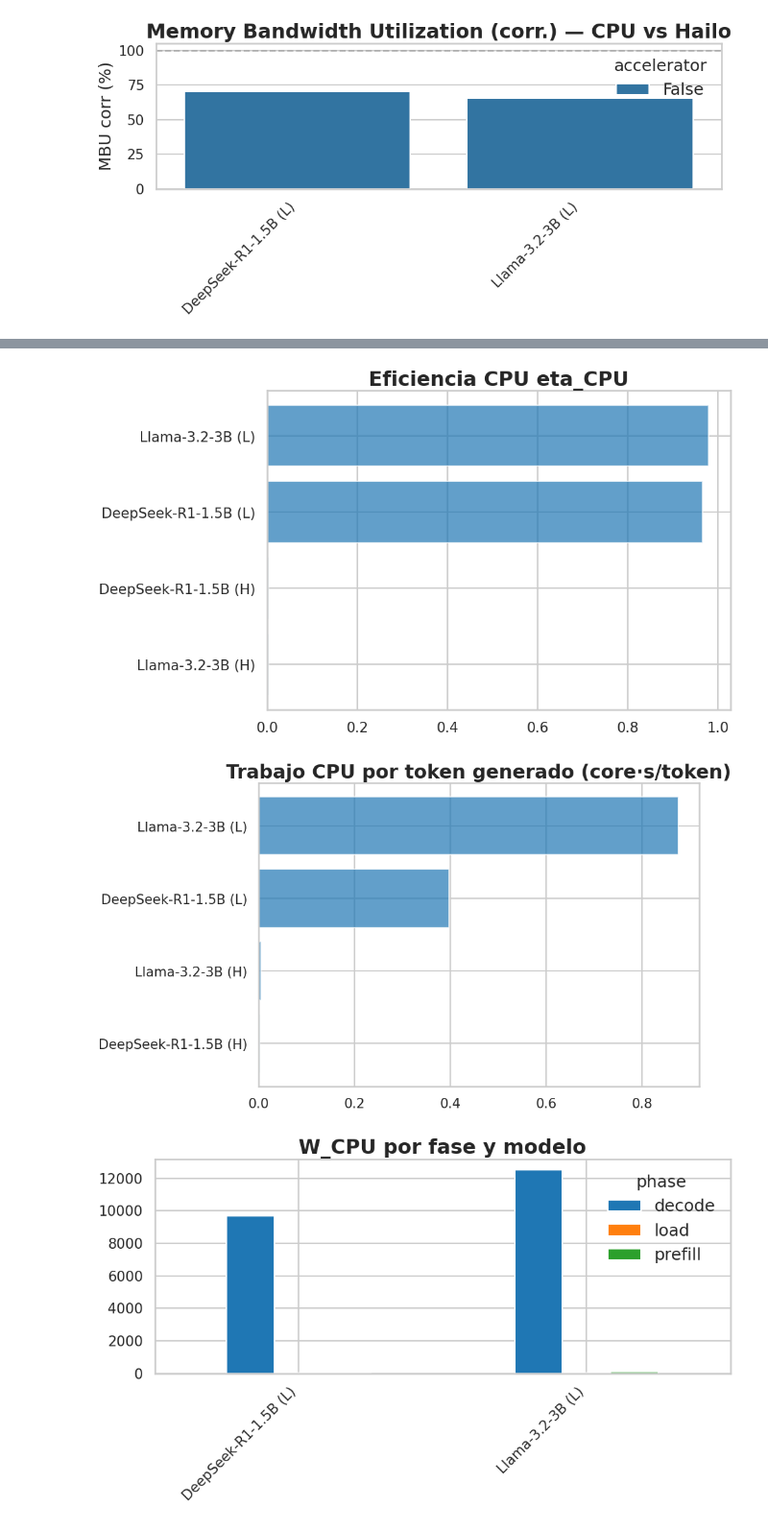
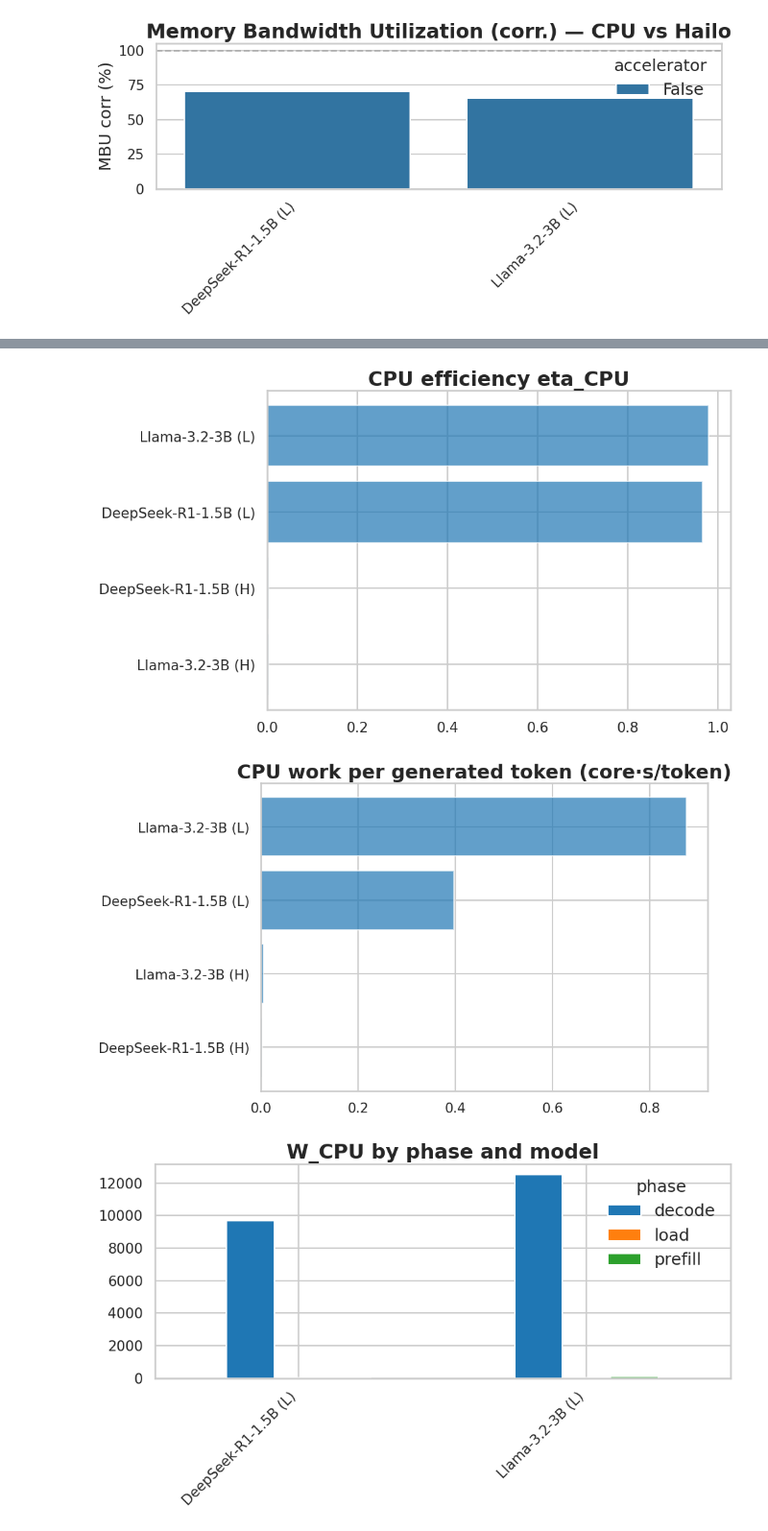
Before and after one commit to TFG-yisuscc/MonitorSystemVisualizer, a Jupyter notebook: notebooks/11_E5_hailo.ipynb, the cells around one changed output, grey strips where cells are left out. Shown at 96% size. Saved outputs shown, nothing was run; the diff lists cells and outputs as text; code cells hidden in the pictures.

```diff
--- a/notebooks/11_E5_hailo.ipynb
+++ b/notebooks/11_E5_hailo.ipynb
@@ -810,5 +810,5 @@ else:
 # %%
-# Análisis específico E5: CPU vs Hailo-10H
+# E5-specific analysis: CPU vs Hailo-10H
 cpu_data   = ex[ex["accelerator"] == False]
 hailo_data = ex[ex["accelerator"] == True]
 if not cpu_data.empty and not hailo_data.empty:
@@ -832,12 +832,12 @@ if not cpu_data.empty and not hailo_data.empty:
         axes[1].set_xticks(range(len(common)))
         axes[1].set_xticklabels(common, rotation=45, ha='right')
         axes[1].set_ylabel("Speedup")
-        axes[1].set_title("Aceleración Hailo/CPU")
+        axes[1].set_title("Hailo/CPU speedup")
         fig.tight_layout()
         plt.show()
-        display(pd.DataFrame({"Modelo": common, "CPU": cpu_tps, "Hailo": hailo_tps,
+        display(pd.DataFrame({"Model": common, "CPU": cpu_tps, "Hailo": hailo_tps,
                                "Speedup": speedup}).round(2))
-        print("NOTA: La potencia del HAT (Hailo Accelerator Tile) no es medible con vcgencmd.")
+        print("NOTE: HAT (Hailo Accelerator Tile) power is not measurable with vcgencmd.")
 else:
-    print("Sin datos comparables de CPU vs Hailo")
+    print("No comparable CPU vs Hailo data")
 # %%
@@ -978,11 +978,11 @@ try:
     hw_ex = hw_full[hw_full["run_id"].isin(_run_ids_16)] if "run_id" in hw_full.columns else pd.DataFrame()
     runs_ex = [r for r in coll.runs if r.run_id in _run_ids_16]
     if hw_ex.empty or not runs_ex:
-        print("Sin datos de hardware para heatmap de throttling")
+        print("No hardware data for throttling heatmap")
     else:
         fig = throttling_heatmap(hw_ex, runs_ex, bins=40,
-                                 title="Heatmap de throttling")
+                                 title="Throttling heatmap")
         plt.show()
 except Exception as e:
-    print(f"Error en throttling_heatmap: {e}")
+    print(f"Error in throttling_heatmap: {e}")
 # %% [output]
@@ -996,5 +996,5 @@ except Exception as e:
 # %%
-# Eficiencia computacional y energética
+# Computational and energy efficiency
 def _plot_metric(df, metric, ylabel, title, unit_divisor=1.0, unit_label="", order=None):
     data = df.dropna(subset=[metric]).copy()
     data["_val"] = data[metric] / unit_divisor
@@ -1020,14 +1020,14 @@ def _plot_metric(df, metric, ylabel, title, unit_divisor=1.0, unit_label="", ord
     plt.show()
 
 for col, ylabel, title in [
-    ("cpu_work_core_s",    "core·s",       "Trabajo CPU efectivo por run"),
-    ("cpu_efficiency",     "",             "Eficiencia CPU eta_CPU"),
-    ("cpu_work_per_token", "core·s/token", "Trabajo CPU por token generado"),
+    ("cpu_work_core_s",    "core·s",       "Effective CPU work per run"),
+    ("cpu_efficiency",     "",             "CPU efficiency eta_CPU"),
+    ("cpu_work_per_token", "core·s/token", "CPU work per generated token"),
 ]:
     if col in ex.columns:
         _plot_metric(ex, col, ylabel=ylabel, title=title, unit_label=ylabel)
 
-# Desglose por fases
+# Phase breakdown
 try:
     phase_df = coll.cpu_work_by_phase_df() if hasattr(coll, "cpu_work_by_phase_df") else pd.DataFrame()
     phase_df_ex = phase_df[phase_df["run_id"].isin(ex["run_id"])] if not phase_df.empty else pd.DataFrame()
@@ -1035,7 +1035,7 @@ try:
         fig, ax = plt.subplots(figsize=(10, 6))
         phase_df_ex.groupby(["model_label", "phase"])["cpu_work_core_s"].mean().unstack().plot(
             kind="bar", ax=ax, rot=45)
-        ax.set_title("W_CPU por fase y modelo")
+        ax.set_title("W_CPU by phase and model")
         ax.set_xlabel("")
         ax.set_xticklabels(ax.get_xticklabels(), rotation=45, ha='right')
         fig.tight_layout()
@@ -1043,13 +1043,13 @@ try:
 except Exception as e:
     print(f"cpu_work_by_phase_df: {e}")
 
-# Energía por token
+# Energy per token
 if "energy_per_token_j" in ex.columns:
-    _plot_metric(ex, "energy_per_token_j", "J/token", "Energía por token", unit_label="J/token")
-    print("⁽¹⁾ J/tok calculado desde vatímetro externo (total_kwh) en ambas configuraciones.")
-    print("    Incluye encendido y ~5 min idle — cota superior comparable entre sustratos.")
+    _plot_metric(ex, "energy_per_token_j", "J/token", "Energy per token", unit_label="J/token")
+    print("⁽¹⁾ J/tok computed from external power meter (total_kwh) in both configurations.")
+    print("    Includes power-on and ~5 min idle — upper bound, comparable across substrates.")
 
-# Scatterplot W_CPU vs P_max vatímetro
+# Scatterplot W_CPU vs P_max power meter
 if "cpu_work_core_s" in ex.columns and "watt_max_w" in ex.columns:
     valid_data = ex.dropna(subset=["cpu_work_core_s", "watt_max_w"])
     if not valid_data.empty:
@@ -1057,10 +1057,10 @@ if "cpu_work_core_s" in ex.columns and "watt_max_w" in ex.columns:
         sns.scatterplot(data=valid_data, x="cpu_work_core_s", y="watt_max_w",
                         hue="model_label", s=100, ax=ax)
         ax.set_xlabel("W_CPU (core·s)")
-        ax.set_ylabel("P_máx vatímetro (W)⁽¹⁾")
-        ax.set_title("Relación W_CPU — P_máx vatímetro")
+        ax.set_ylabel("P_max power meter (W)⁽¹⁾")
+        ax.set_title("Relationship W_CPU — P_max power meter")
         ax.legend(fontsize=9)
         fig.tight_layout()
         plt.show()
-        print("⁽¹⁾ Pico instantáneo del vatímetro externo (±2 %).")
+        print("⁽¹⁾ Instantaneous peak from the external power meter (±2%).")
 # %% [output]
@@ -1068,3 +1068,3 @@ if "cpu_work_core_s" in ex.columns and "watt_max_w" in ex.columns:
-[figure, old version]
+[figure, new version]
-[figure, old version]
+[figure, new version]
-[figure, old version]
+[figure, new version]
```
Also changed, not shown: parts of 30 cells of this notebook, 8 other files.
